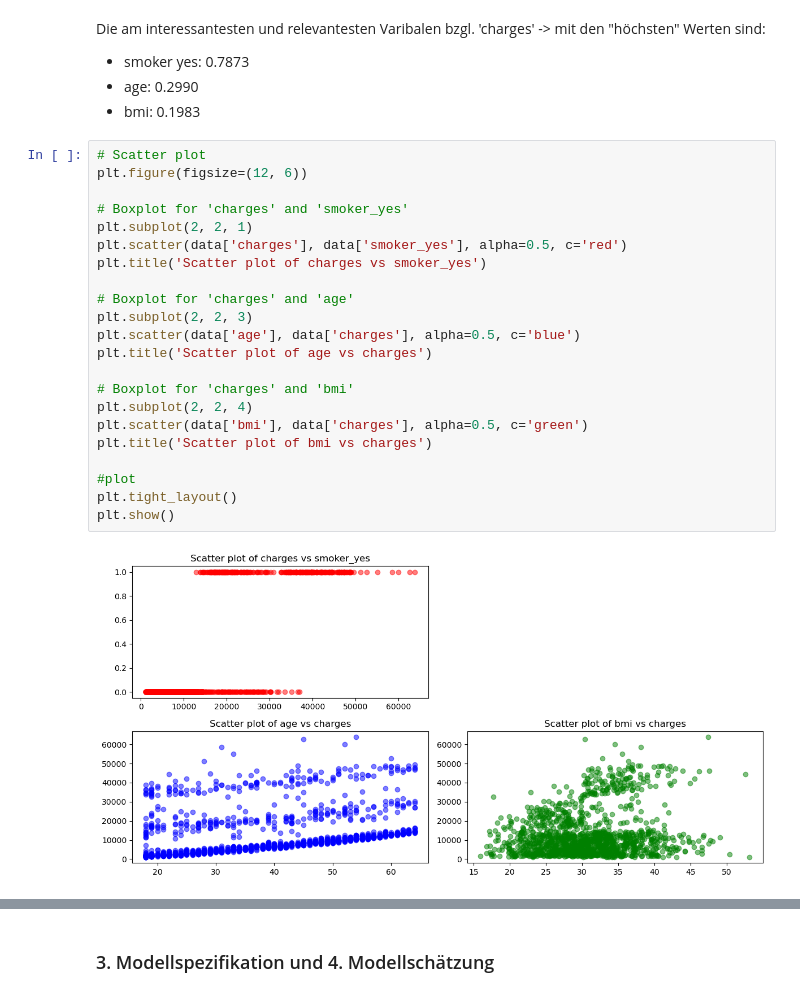
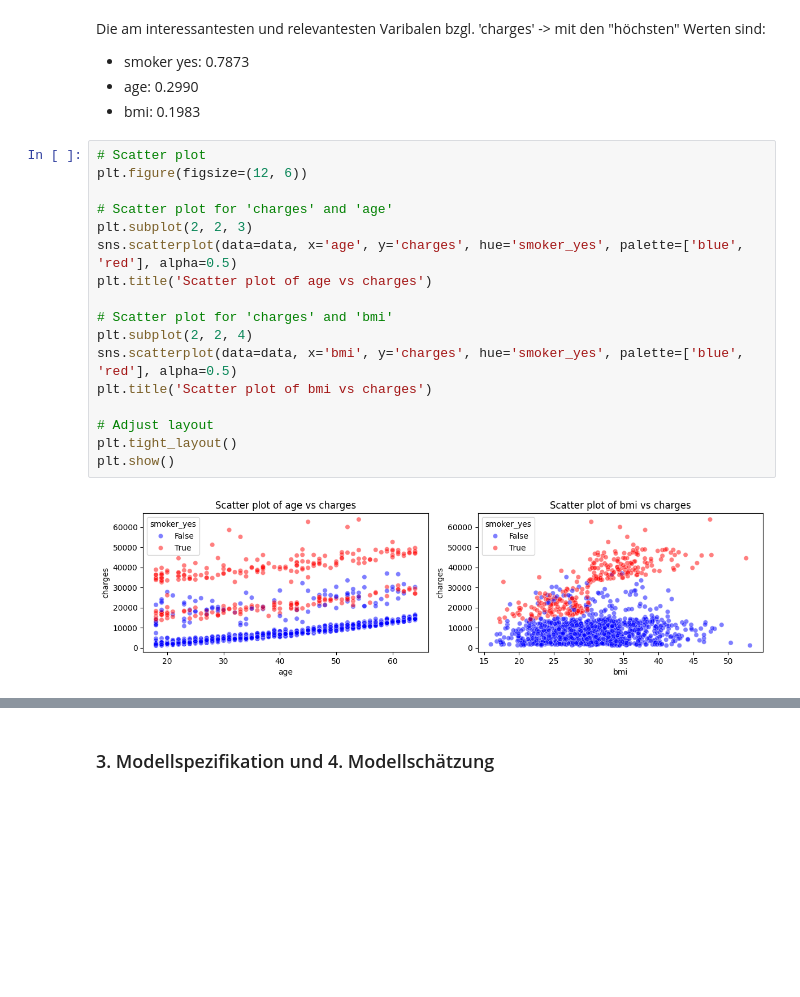
Before and after one commit to BrockherdeT/econometrics, a Jupyter notebook: shared_A2.ipynb, the cells around one changed output, grey strips where cells are left out. Drawn from its saved outputs; the diff is of its cells as text; blank space fills up the shorter version.

Commit message:
edited plot

```diff
--- a/shared_A2.ipynb
+++ b/shared_A2.ipynb
@@ -267,27 +263,22 @@ Die am interessantesten und relevantesten Varibalen bzgl. 'charges' -> mit den "
 # %%
 # Scatter plot
 plt.figure(figsize=(12, 6))
 
-# Boxplot for 'charges' and 'smoker_yes'
-plt.subplot(2, 2, 1)
-plt.scatter(data['charges'], data['smoker_yes'], alpha=0.5, c='red')
-plt.title('Scatter plot of charges vs smoker_yes')
-
-# Boxplot for 'charges' and 'age'
+# Scatter plot for 'charges' and 'age'
 plt.subplot(2, 2, 3)
-plt.scatter(data['age'], data['charges'], alpha=0.5, c='blue')
+sns.scatterplot(data=data, x='age', y='charges', hue='smoker_yes', palette=['blue', 'red'], alpha=0.5)
 plt.title('Scatter plot of age vs charges')
 
-# Boxplot for 'charges' and 'bmi'
+# Scatter plot for 'charges' and 'bmi'
 plt.subplot(2, 2, 4)
-plt.scatter(data['bmi'], data['charges'], alpha=0.5, c='green')
+sns.scatterplot(data=data, x='bmi', y='charges', hue='smoker_yes', palette=['blue', 'red'], alpha=0.5)
 plt.title('Scatter plot of bmi vs charges')
 
-#plot
+# Adjust layout
 plt.tight_layout()
 plt.show()
 # %% [output]
-[figure, old version]
+[figure, new version]
 # %%
 # Set up the plotting figure
 plt.figure(figsize=(8, 4))
```
Also changed, not shown: parts of 17 cells of this notebook.
